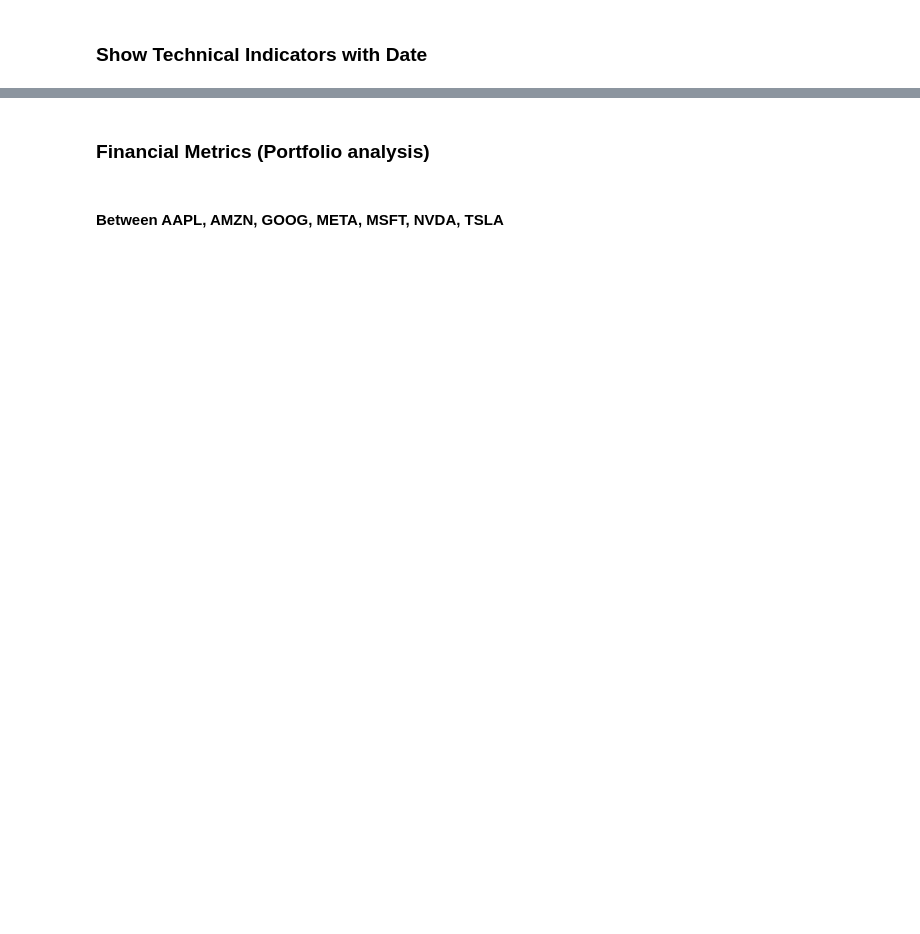
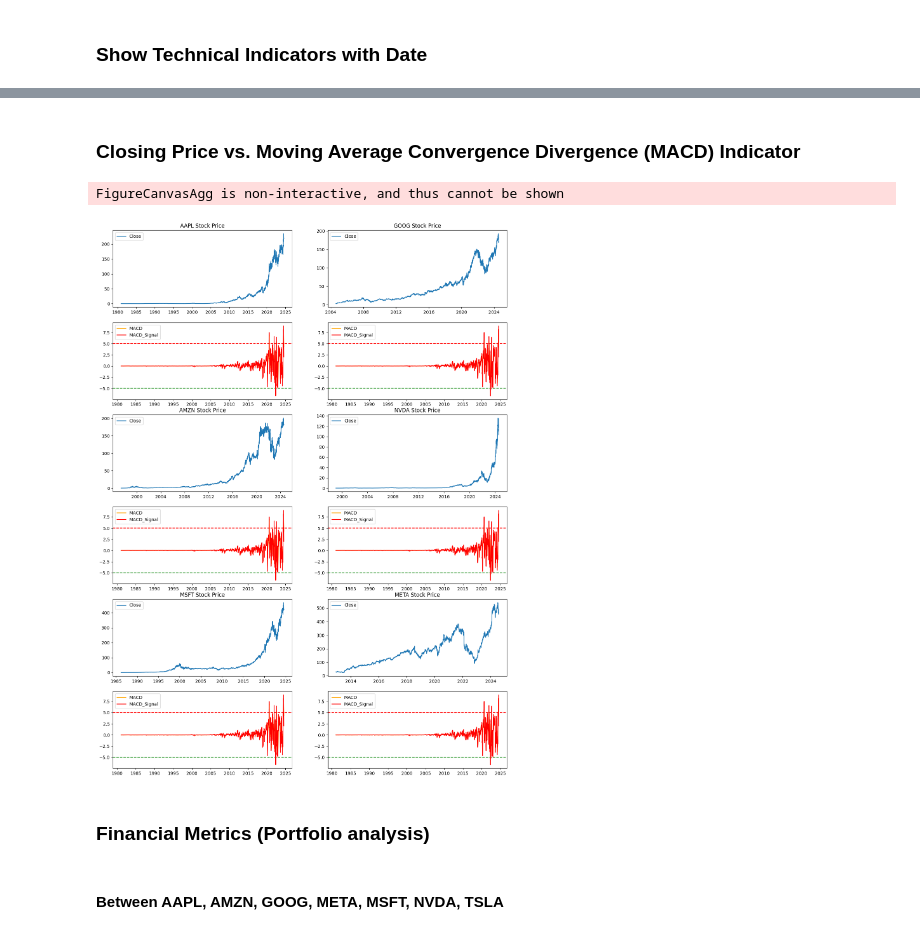
Before and after one commit to GuleWako/10Academy-Week-1-Financial-News-and-Stock-Price-Integration-Analysis, a Jupyter notebook: notebooks/newsAndStockPrice.ipynb, the cells around one changed output, grey strips where cells are left out. Cells and saved outputs as stored; diff of their text form; code cells hidden in the pictures; blank space fills up the shorter version.

```diff
--- a/notebooks/newsAndStockPrice.ipynb
+++ b/notebooks/newsAndStockPrice.ipynb
@@ -573,3 +593,11 @@ showTechnicalIndicator(stock_data_aapl,'MACD')
+# %% [markdown]
+### Closing Price vs. Moving Average Convergence Divergence (MACD) Indicator
+# %%
+from scripts.financialAnalysis import closingPriceMovingAverageConvergenceDivergence
+closingPriceMovingAverageConvergenceDivergence(stock_data_aapl,stock_data_amzn,stock_data_goog,stock_data_meta,stock_data_msft,stock_data_nvda)
+# %% [output]
+FigureCanvasAgg is non-interactive, and thus cannot be shown
+[figure, added]
 # %% [markdown]
 ### Financial Metrics (Portfolio analysis)
 # %% [markdown]
```
Also changed, not shown: parts of 28 cells of this notebook, 2 other files.
